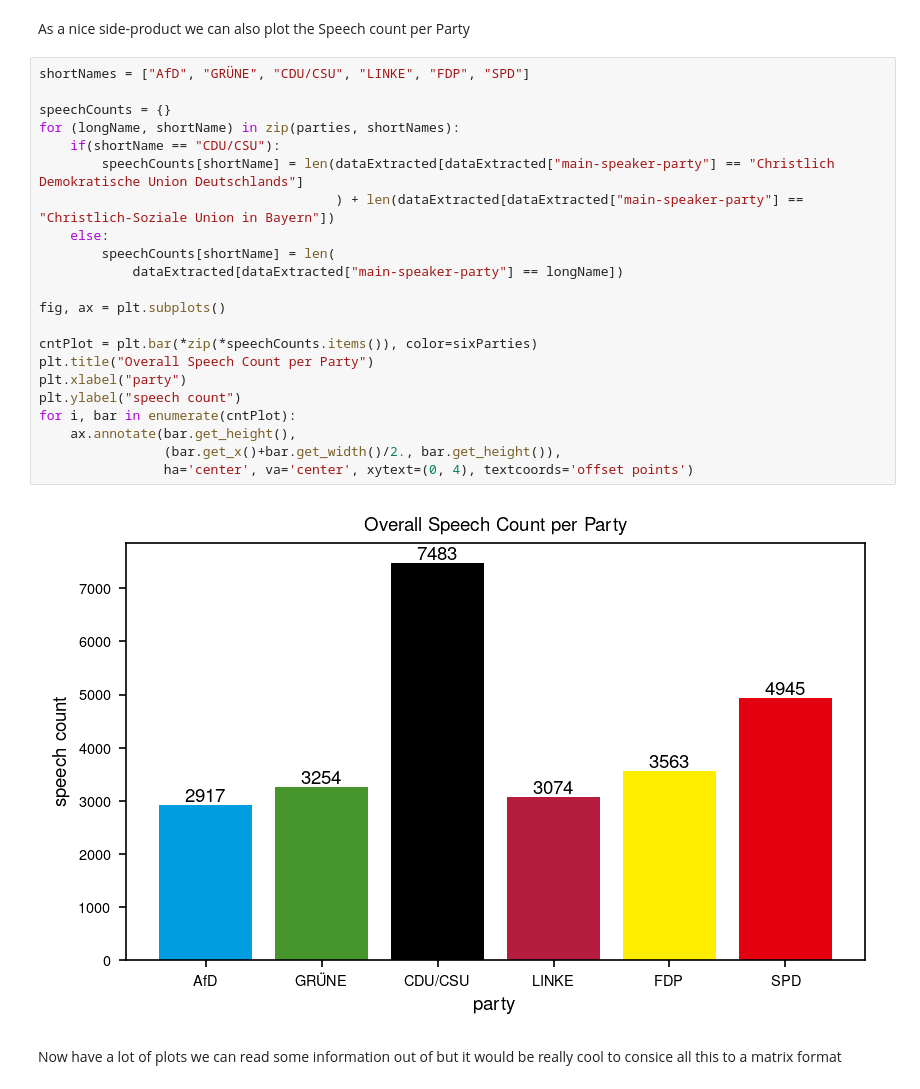
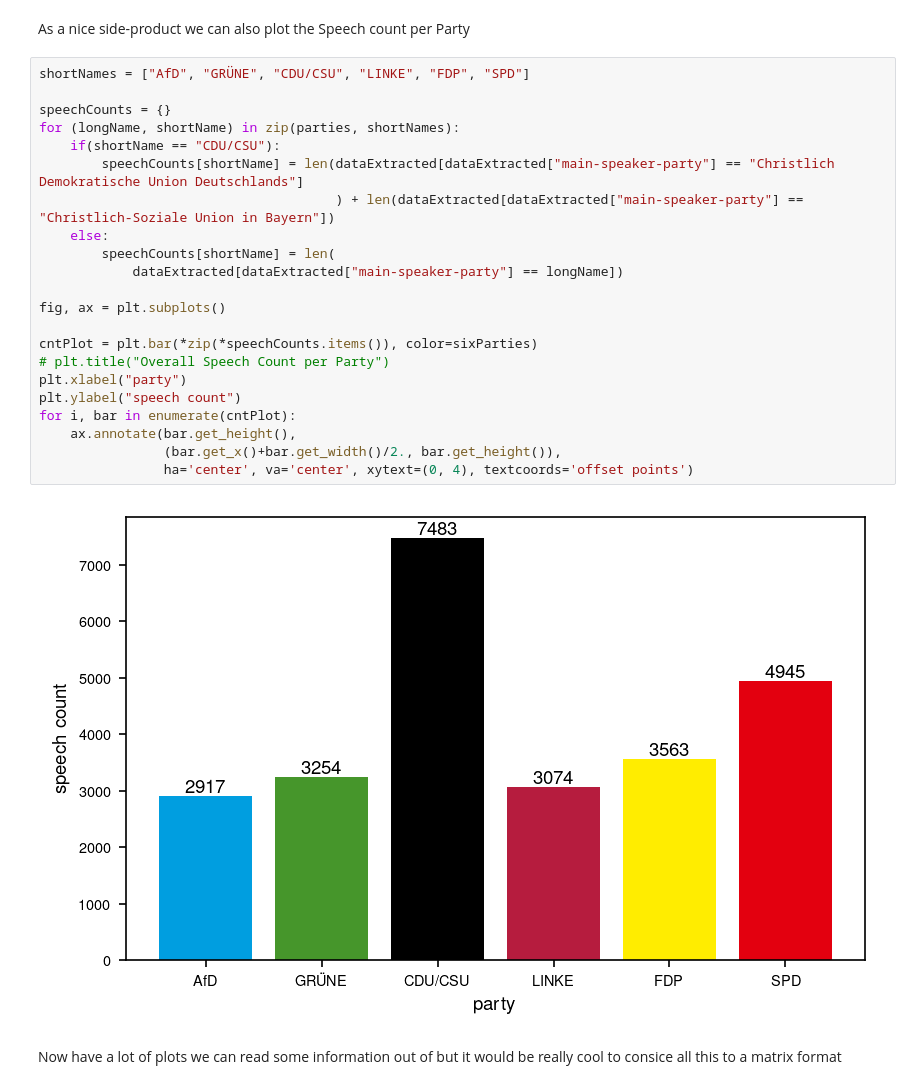
Before and after one commit to lukassailer/dl-bundestag, a Jupyter notebook: exp/comment_processing_03.ipynb, the cells around one changed output. Cells and saved outputs as stored; diff of their text form.

```diff
--- a/exp/comment_processing_03.ipynb
+++ b/exp/comment_processing_03.ipynb
@@ -112,27 +112,27 @@ As a nice side-product we can also plot the Speech count per Party
 # %%
 shortNames = ["AfD", "GRÜNE", "CDU/CSU", "LINKE", "FDP", "SPD"]
 
 speechCounts = {}
 for (longName, shortName) in zip(parties, shortNames):
     if(shortName == "CDU/CSU"):
         speechCounts[shortName] = len(dataExtracted[dataExtracted["main-speaker-party"] == "Christlich Demokratische Union Deutschlands"]
                                       ) + len(dataExtracted[dataExtracted["main-speaker-party"] == "Christlich-Soziale Union in Bayern"])
     else:
         speechCounts[shortName] = len(
             dataExtracted[dataExtracted["main-speaker-party"] == longName])
 
 fig, ax = plt.subplots()
 
 cntPlot = plt.bar(*zip(*speechCounts.items()), color=sixParties)
-plt.title("Overall Speech Count per Party")
+# plt.title("Overall Speech Count per Party")
 plt.xlabel("party")
 plt.ylabel("speech count")
 for i, bar in enumerate(cntPlot):
     ax.annotate(bar.get_height(),
                 (bar.get_x()+bar.get_width()/2., bar.get_height()),
                 ha='center', va='center', xytext=(0, 4), textcoords='offset points')
 # %% [output]
-[figure, old version]
+[figure, new version]
 # %% [markdown]
 Now have a lot of plots we can read some information out of but it would be really cool to consice all this to a matrix format
 # %%
```
Also changed, not shown: 9 other files.
